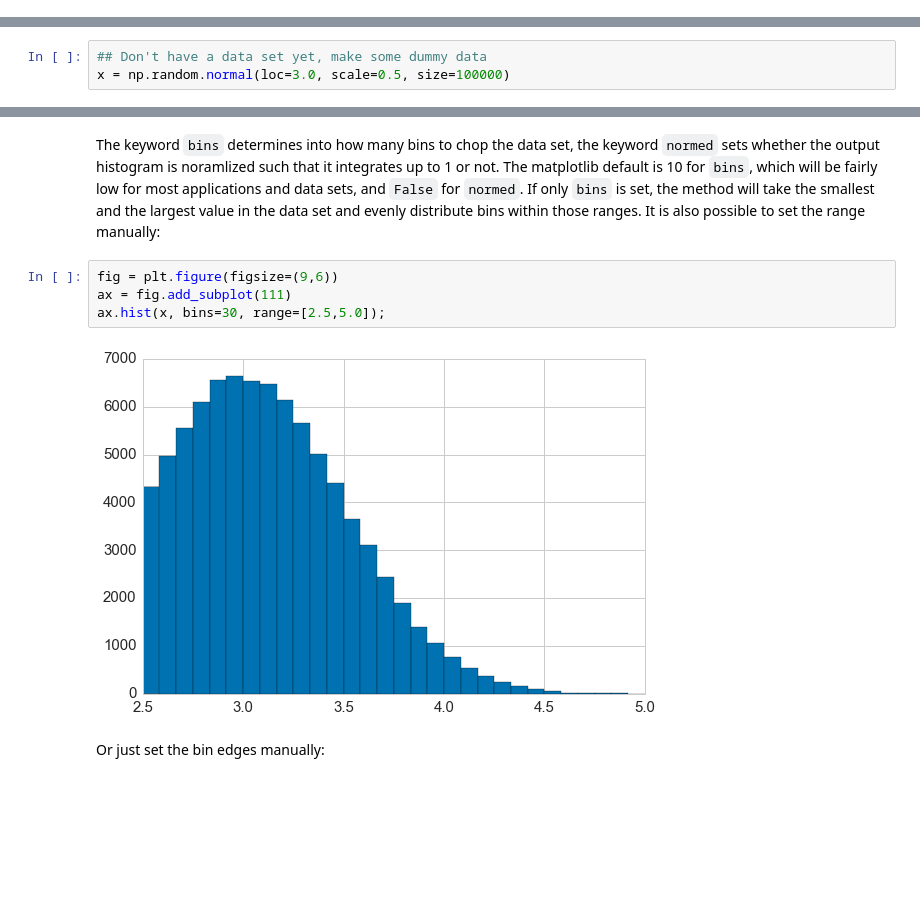
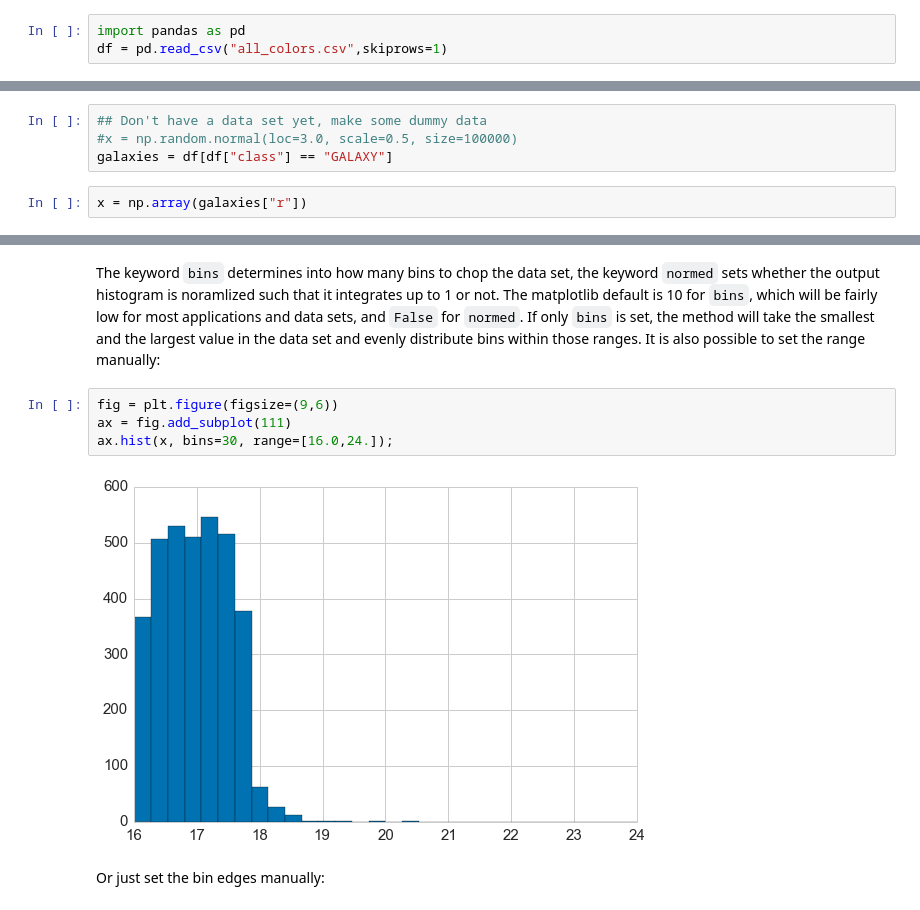
Before and after one commit to AstroHackWeek/AstroHackWeek2015, a Jupyter notebook: day1/day1_visualsummaries.ipynb, the cells around one changed output, grey strips where cells are left out. Saved outputs shown, nothing was run; the diff lists cells and outputs as text; blank space fills up the shorter version.

```diff
--- a/day1/day1_visualsummaries.ipynb
+++ b/day1/day1_visualsummaries.ipynb
@@ -172,0 +196,3 @@ sns.set_palette("colorblind")
+# %%
+import pandas as pd
+df = pd.read_csv("all_colors.csv",skiprows=1)
@@ -180,7 +210,10 @@ Now that we've got the basics out of the way, let's look at some ways to visuali
 Let's look at some continuous data first. We'll randomly sample 100000 times from a Gaussian distribution with a mean of 3 and a standard deviation of 0.5 to produce some continuous data.
 # %%
 ## Don't have a data set yet, make some dummy data
-x = np.random.normal(loc=3.0, scale=0.5, size=100000)
+#x = np.random.normal(loc=3.0, scale=0.5, size=100000)
+galaxies = df[df["class"] == "GALAXY"]
+# %%
+x = np.array(galaxies["r"])
 # %% [markdown]
 Now how to look at that data? The most obvious visualization you might do (and you might have done in the past), is called a **histogram**: define some bins, then cound all the data points that fall within each bin, and make a bar plot:
 # %%
@@ -194,9 +227,9 @@ The keyword `bins` determines into how many bins to chop the data set, the keywo
 # %%
 fig = plt.figure(figsize=(9,6))
 ax = fig.add_subplot(111)
-ax.hist(x, bins=30, range=[2.5,5.0]);
+ax.hist(x, bins=30, range=[16.0,24.]);
 # %% [output]
-[figure, old version]
+[figure, new version]
 # %% [markdown]
 Or just set the bin edges manually:
 # %%
```
Also changed, not shown: parts of 44 cells of this notebook.
